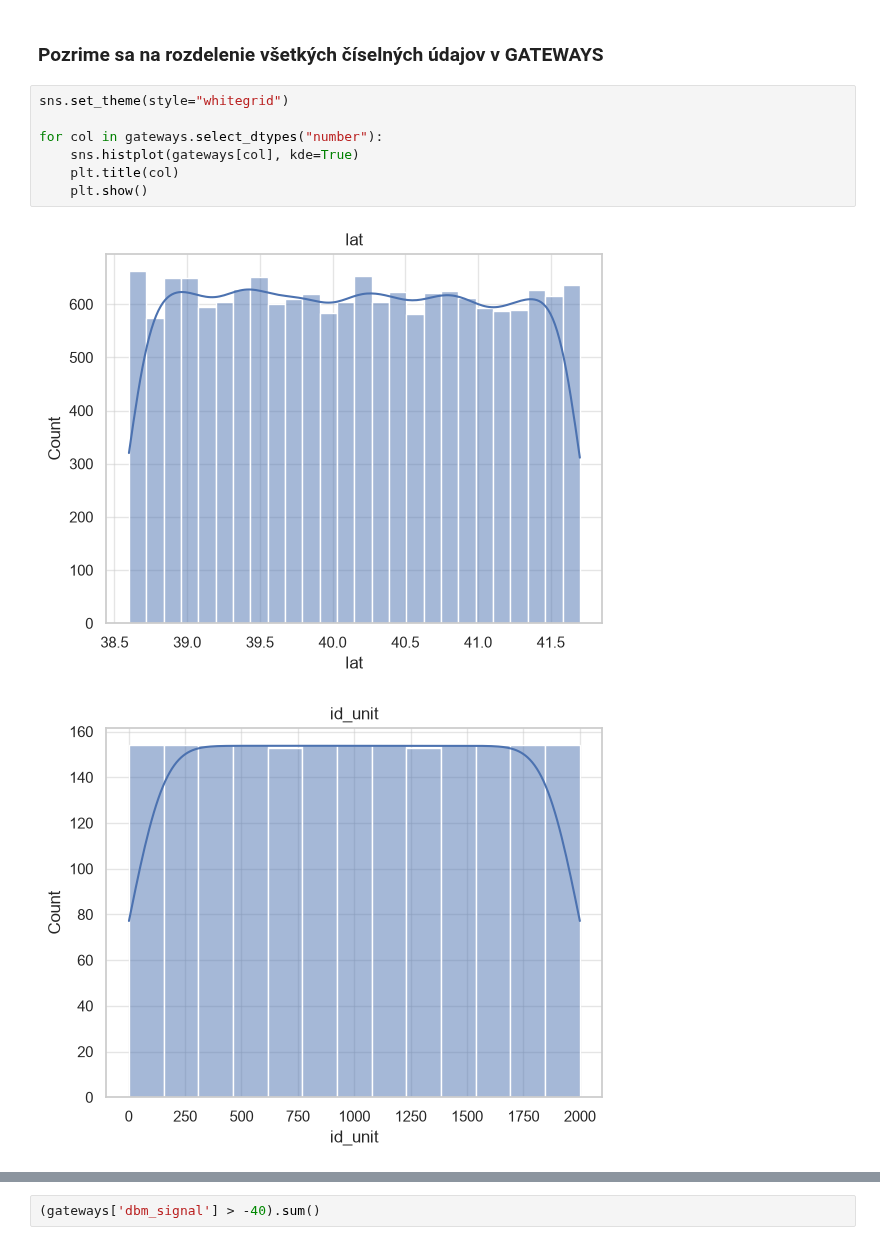
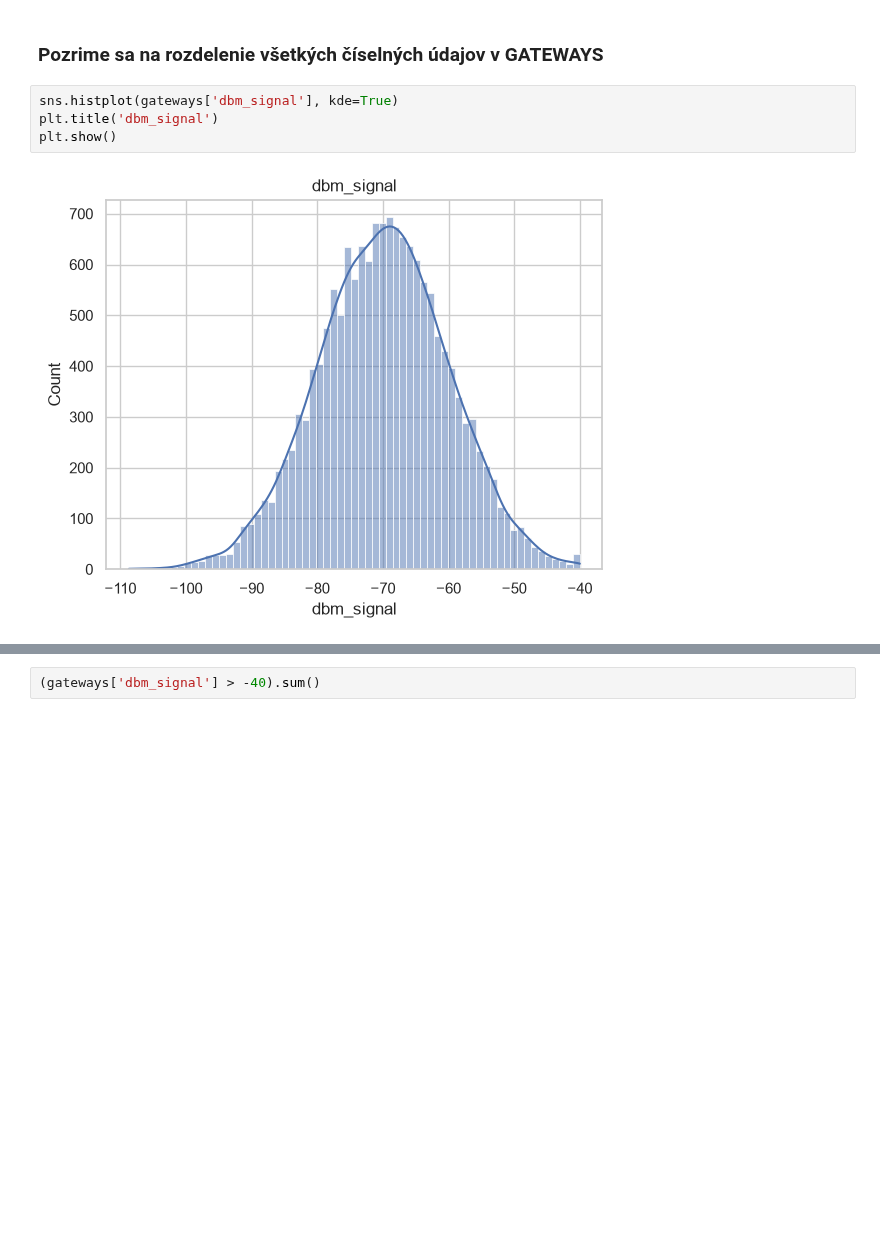
Before and after one commit to NovAndrii/IAU_project, a Jupyter notebook: prjct.ipynb, the cells around one changed output, grey strips where cells are left out. Drawn from its saved outputs; the diff is of its cells as text; blank space fills up the shorter version.

Commit message:
fixing data framse, parova analyza gateways

```diff
--- a/prjct.ipynb
+++ b/prjct.ipynb
@@ -463,12 +427,8 @@ sns.histplot(gateways["modelHardware"])
 # %% [markdown]
 ### Pozrime sa na rozdelenie všetkých číselných údajov v GATEWAYS
 # %%
-sns.set_theme(style="whitegrid")
-
-for col in gateways.select_dtypes("number"):
-    sns.histplot(gateways[col], kde=True)
-    plt.title(col)
-    plt.show()
+sns.histplot(gateways['dbm_signal'], kde=True)
+plt.title('dbm_signal')
+plt.show()
 # %% [output]
-[figure, old version]
+[figure, new version]
-[figure, removed]
```
Also changed, not shown: parts of 130 cells of this notebook.
